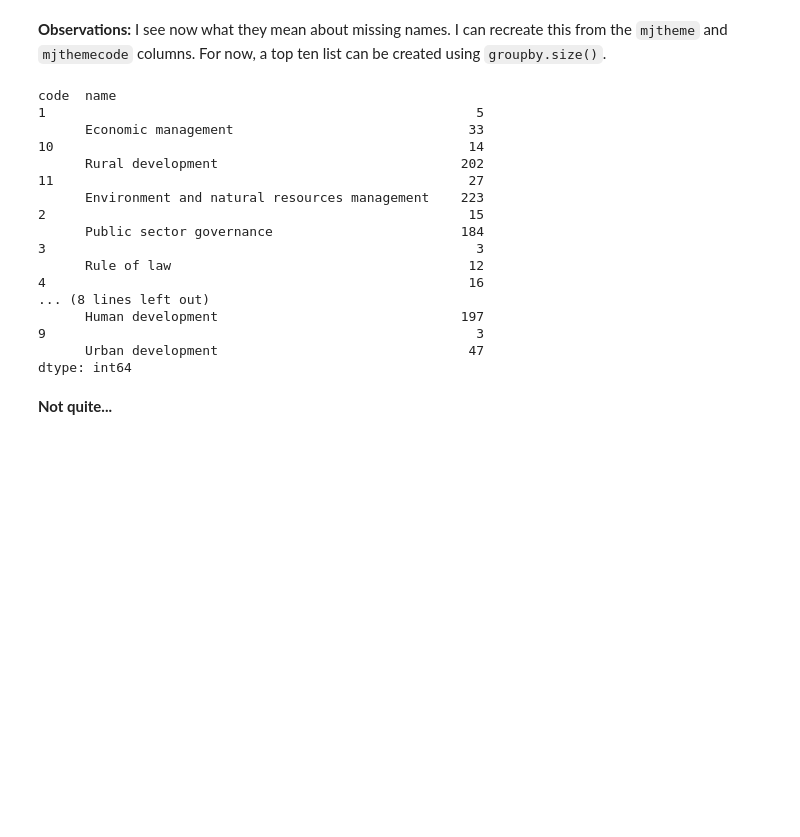
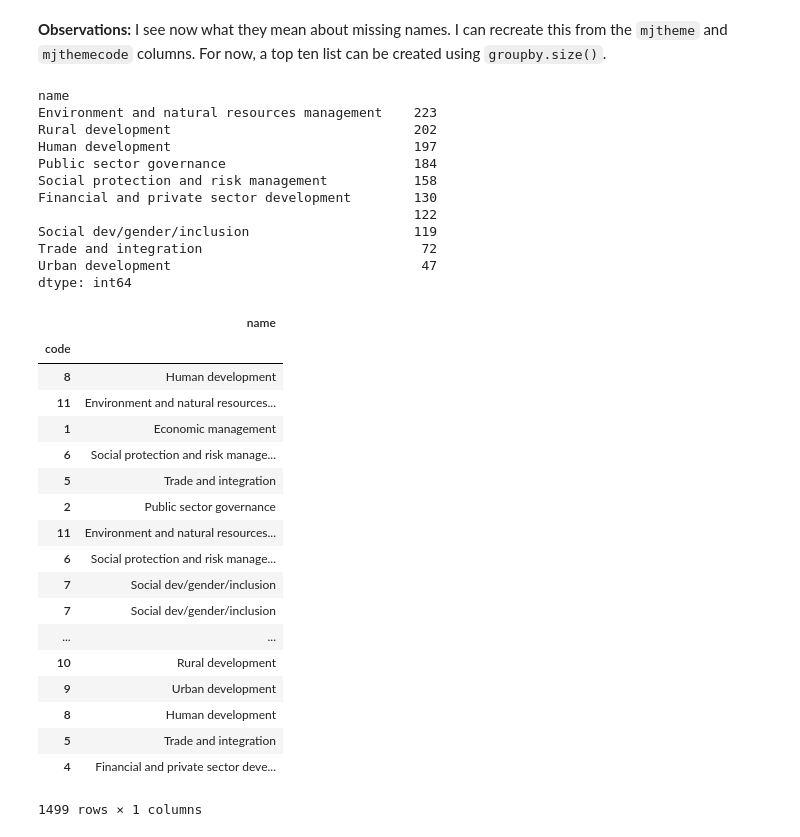
Before and after one commit to jkgerig/springboard-json, a Jupyter notebook: JSON_Exercises.ipynb, the cells around one changed output. Saved outputs shown, nothing was run; the diff lists cells and outputs as text; code cells hidden in the pictures; blank space fills up the shorter version.

```diff
--- a/JSON_Exercises.ipynb
+++ b/JSON_Exercises.ipynb
@@ -117,24 +120,50 @@ json_normalize(json_string, 'mjtheme_namecode')
 **Observations:** I see now what they mean about missing names. I can recreate this from the `mjtheme` and `mjthemecode` columns. For now, a top ten list can be created using `groupby.size()`.
 # %%
 mjtheme_namecode_df = json_normalize(json_string, 'mjtheme_namecode')
-mjtheme_namecode_df.groupby(['code', 'name']).size()
+
+mjtheme_namecode_df.set_index('code', inplace=True)
+
+answer_2 = mjtheme_namecode_df.groupby('name').size().sort_values(ascending=False).head(10)
+
+answer_2
 # %% [output]
-code  name
-1                                                       5
-      Economic management                              33
-10                                                     14
-      Rural development                               202
-11                                                     27
-      Environment and natural resources management    223
-2                                                      15
-      Public sector governance                        184
-3                                                       3
-      Rule of law                                      12
-4                                                      16
-... (8 lines left out)
-      Human development                               197
-9                                                       3
-      Urban development                                47
+name
+Environment and natural resources management    223
+Rural development                               202
+Human development                               197
+Public sector governance                        184
+Social protection and risk management           158
+Financial and private sector development        130
+                                                122
+Social dev/gender/inclusion                     119
+Trade and integration                            72
+Urban development                                47
 dtype: int64
-# %% [markdown]
-**Not quite...**
+# %%
+mjtheme_namecode_values_df = mjtheme_namecode_df[mjtheme_namecode_df['name'] != ''].drop_duplicates()
+# %%
+answer_3 = mjtheme_namecode_df
+# %%
+answer_3.update(mjtheme_namecode_values_df)
+# %%
+answer_3
+# %% [output]
+|  | name |
+| code |  |
+| 8 | Human development |
+| 11 | Environment and natural resources... |
+| 1 | Economic management |
+| 6 | Social protection and risk manage... |
+| 5 | Trade and integration |
+| 2 | Public sector governance |
+| 11 | Environment and natural resources... |
+| 6 | Social protection and risk manage... |
+| 7 | Social dev/gender/inclusion |
+| 7 | Social dev/gender/inclusion |
+| ... | ... |
+| 10 | Rural development |
+| 9 | Urban development |
+| 8 | Human development |
+| 5 | Trade and integration |
+| 4 | Financial and private sector deve... |
+1499 rows × 1 columns
```
Also changed, not shown: parts of 2 cells of this notebook.
